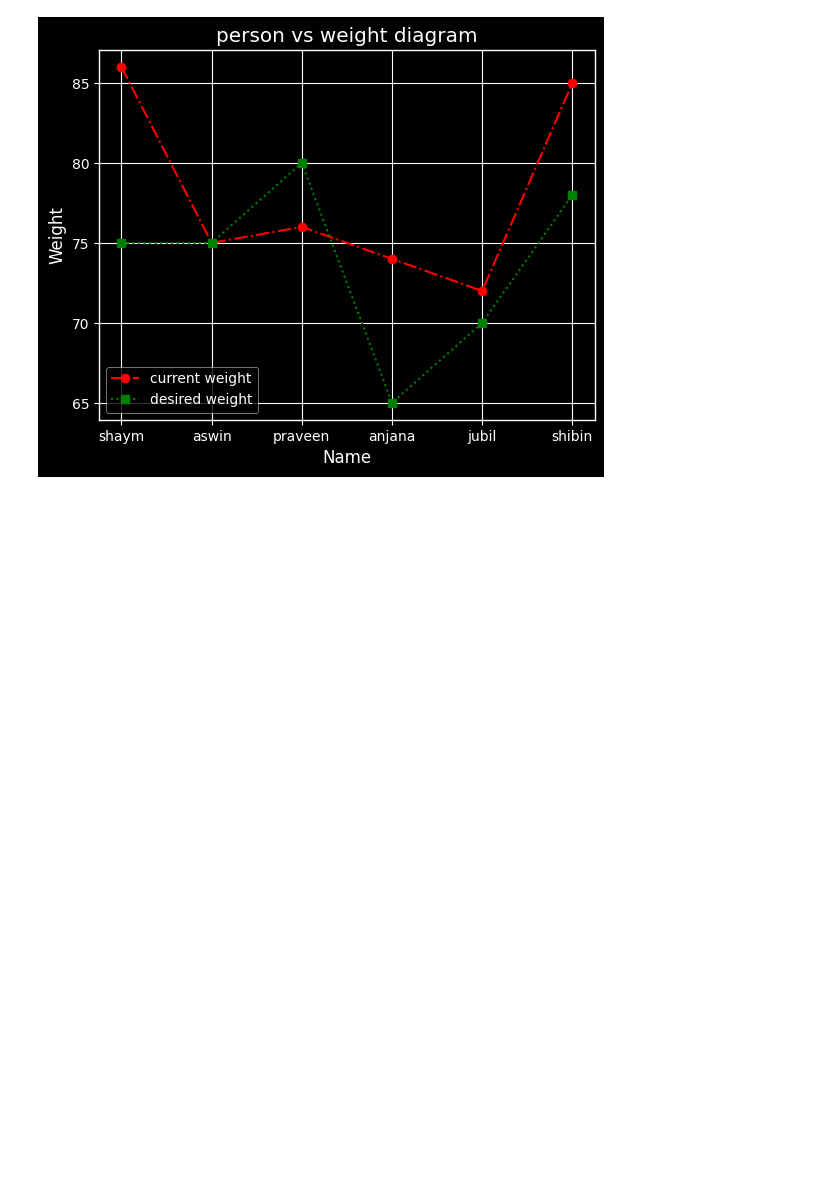
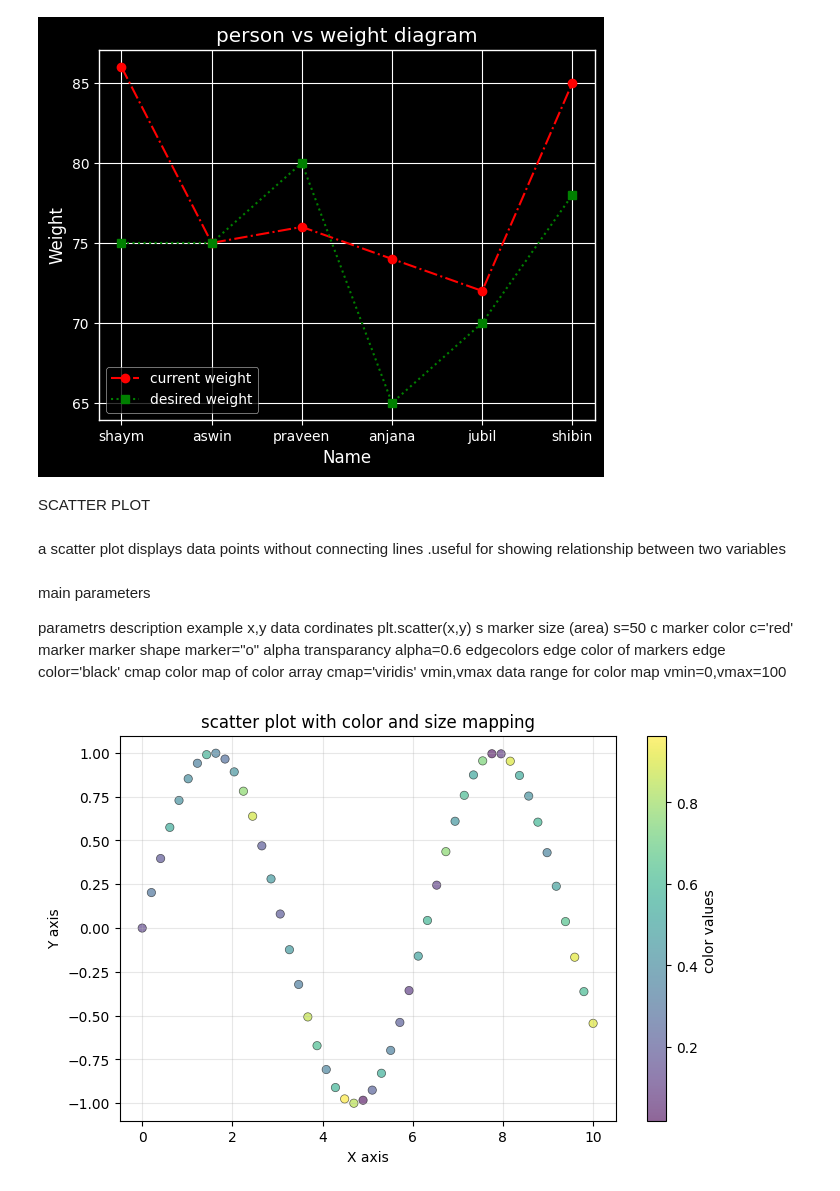
Before and after one commit to shimnasherin73/python-basics, a Jupyter notebook: matplotlib.ipynb, the cells around one changed output. Drawn from its saved outputs; the diff is of its cells as text; code cells hidden in the pictures; blank space fills up the shorter version.

```diff
--- a/matplotlib.ipynb
+++ b/matplotlib.ipynb
@@ -222,3 +223,41 @@ plt.savefig('firstgraph.png')# save in to files as an image
 plt.show()
 # %% [output]
 [figure]
+# %% [markdown]
+SCATTER PLOT
+# %% [markdown]
+a scatter plot displays data points without connecting lines .useful for showing relationship between two variables
+# %% [markdown]
+main parameters
+
+
+parametrs              description               example
+x,y                    data cordinates           plt.scatter(x,y)
+s                      marker size (area)        s=50
+c                      marker color              c='red'
+marker                 marker shape              marker="o"
+alpha                  transparancy              alpha=0.6
+edgecolors             edge color of markers     edge color='black'
+cmap                   color map of color array   cmap='viridis'
+vmin,vmax              data range for color map    vmin=0,vmax=100
+# %%
+import matplotlib.pyplot as plt
+import numpy as np
+plt.figure(figsize=(8,5))
+x=np.linspace(0,10,50)
+y=np.sin(x)
+colors_array=np.random.rand(50)#create random numbers between 0-1.theses value decie the color of each point
+sizes=np.random.uniform(50,300,50)#create 50 random sizes from 50 -300.these shows how big the dot is
+plt.scatter(x,y,c=colors_array,cmap='viridis',alpha=0.6,edgecolors='black',linewidth=0.5)
+
+#cmap chooses the color map . viridis convert the number in to colors
+#alpha controls transparancy .range:0 completely invisible ,1:completely solid
+
+plt.colorbar(label='color values ')# add a color scale beside the graph .it shows what the color represent
+plt.xlabel('X axis')
+plt.ylabel('Y axis')
+plt.title('scatter plot with color and size mapping')
+plt.grid(True,alpha=0.3)
+plt.show()
+# %% [output]
+[figure, added]
```
Also changed, not shown: parts of 20 cells of this notebook.
